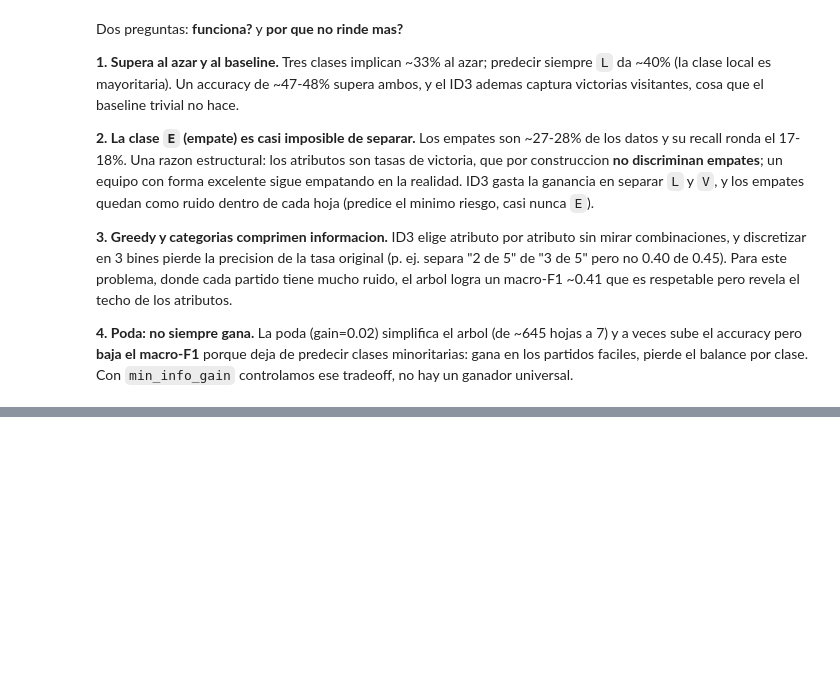
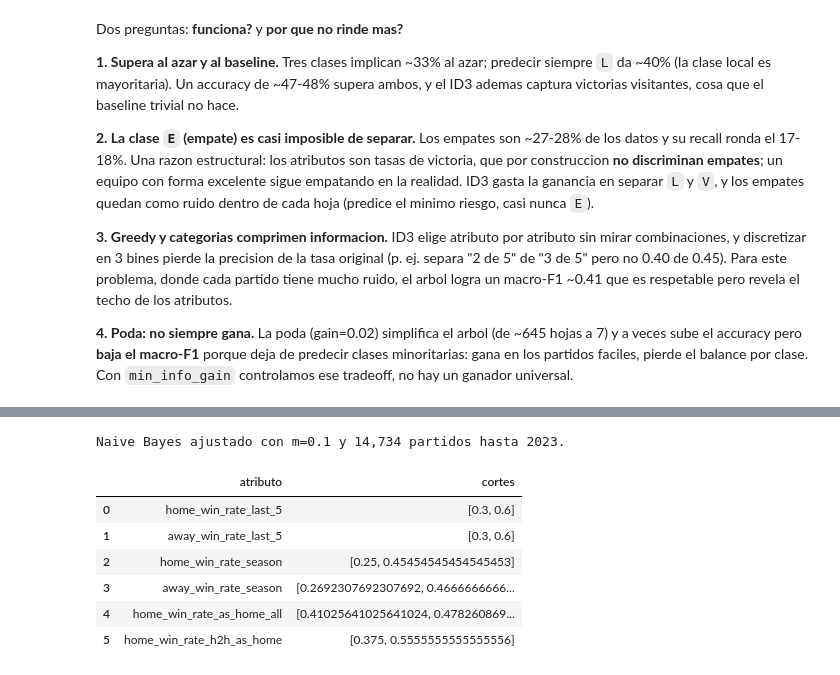
Before and after one commit to agustinocchiuzzi/laboratorioAprendAut1, a Jupyter notebook: notebook.ipynb, the cells around one changed output, grey strips where cells are left out. Saved outputs shown, nothing was run; the diff lists cells and outputs as text; code cells hidden in the pictures; blank space fills up the shorter version.

```diff
--- a/notebook.ipynb
+++ b/notebook.ipynb
@@ -464,0 +575,22 @@ Dos preguntas: **funciona?** y **por que no rinde mas?**
+# %%
+nb_discretizador = nuevo_discretizador_nb()
+nb_X_train = nb_discretizador.fit_transform(train[NUMERIC_FEATURES])
+nb_modelo = MEstimateCategoricalNB(m=nb_m_elegido)
+nb_modelo.fit(nb_X_train, train['winner'])
+
+print(f'Naive Bayes ajustado con m={nb_m_elegido:g} '
+      f'y {len(train):,} partidos hasta 2023.')
+display(pd.DataFrame({
+    'atributo': NUMERIC_FEATURES,
+    'cortes': [nb_discretizador.numeric_edges_[c].tolist()
+               for c in NUMERIC_FEATURES],
+}))
+# %% [output]
+Naive Bayes ajustado con m=0.1 y 14,734 partidos hasta 2023.
+|  | atributo | cortes |
+| 0 | home_win_rate_last_5 | [0.3, 0.6] |
+| 1 | away_win_rate_last_5 | [0.3, 0.6] |
+| 2 | home_win_rate_season | [0.25, 0.45454545454545453] |
+| 3 | away_win_rate_season | [0.2692307692307692, 0.4666666666... |
+| 4 | home_win_rate_as_home_all | [0.41025641025641024, 0.478260869... |
+| 5 | home_win_rate_h2h_as_home | [0.375, 0.5555555555555556] |
```
Also changed, not shown: parts of 16 cells of this notebook.
